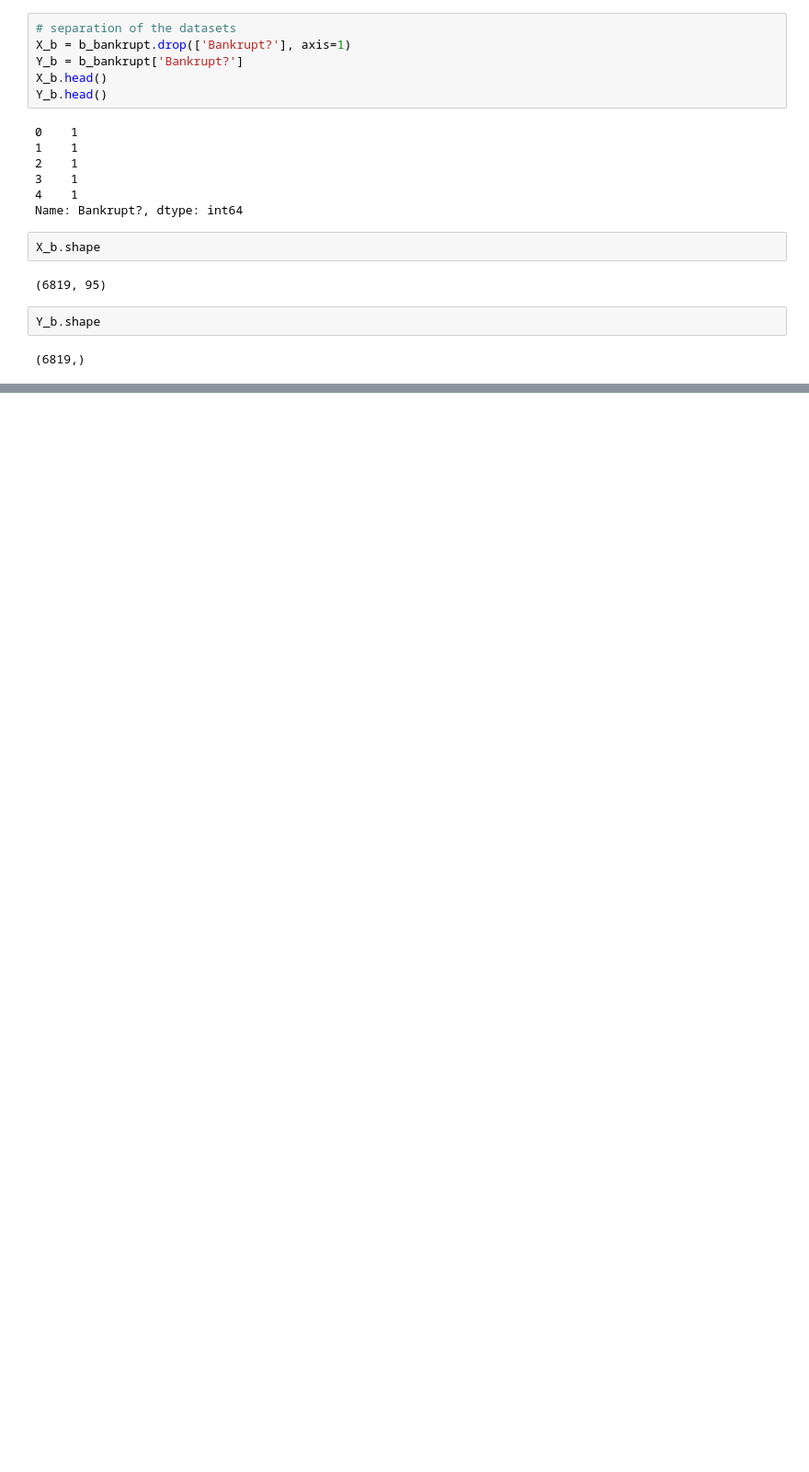
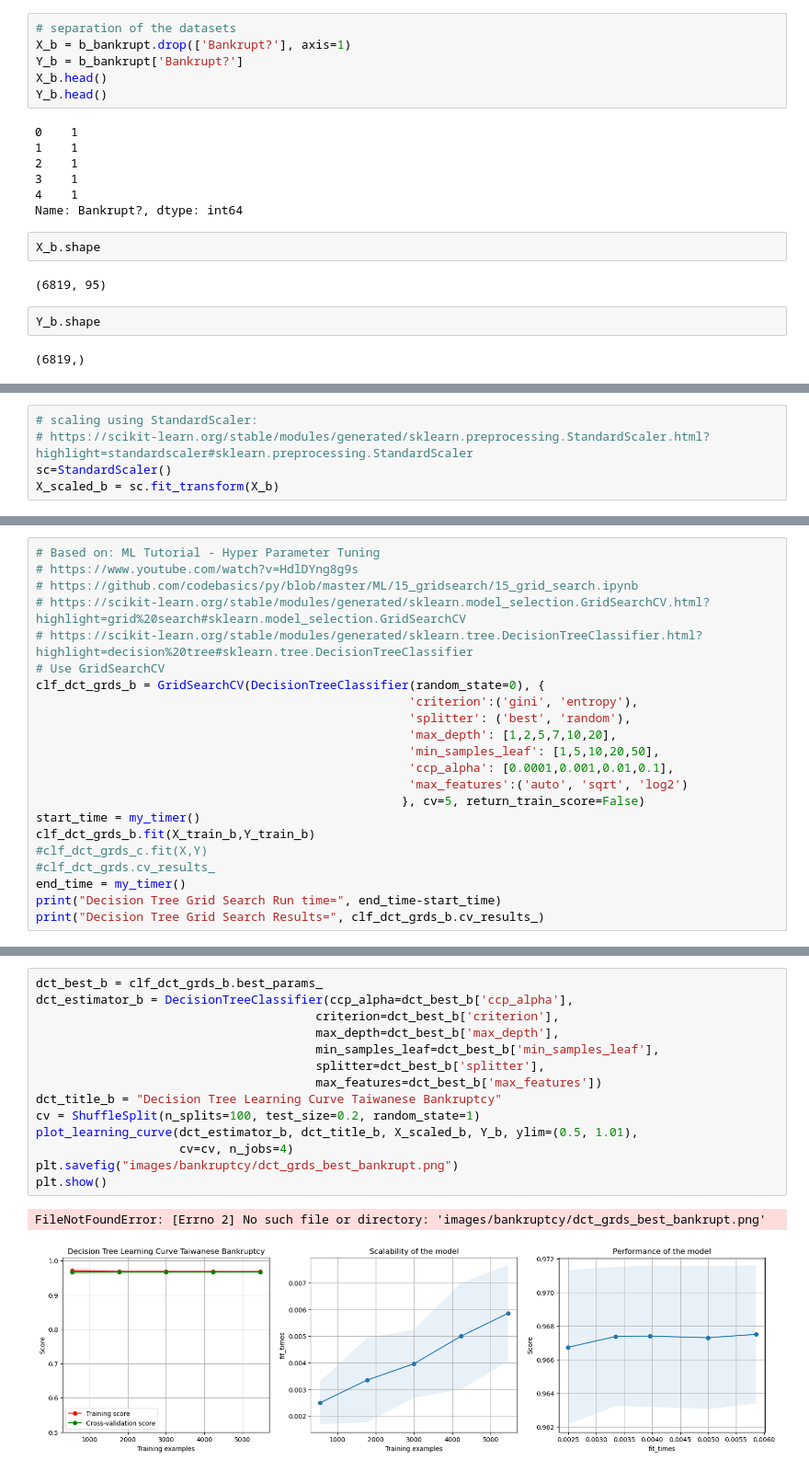
Before and after one commit to ElFeo/SupervisedLearningSurvey, a Jupyter notebook: SupervisedLearning_Bankrupt.ipynb, the cells around one changed output, grey strips where cells are left out. Shown at 92% size. Saved outputs shown, nothing was run; the diff lists cells and outputs as text; blank space fills up the shorter version.

Commit message:
decision tree processing 11/08/23

```diff
--- a/SupervisedLearning_Bankrupt.ipynb
+++ b/SupervisedLearning_Bankrupt.ipynb
@@ -299,0 +349,5 @@ Y_b.shape
+# %%
+# scaling using StandardScaler:
+# https://scikit-learn.org/stable/modules/generated/sklearn.preprocessing.StandardScaler.html?highlight=standardscaler#sklearn.preprocessing.StandardScaler
+sc=StandardScaler()
+X_scaled_b = sc.fit_transform(X_b)
@@ -299,0 +392,22 @@ Y_b.shape
+# %%
+# Based on: ML Tutorial - Hyper Parameter Tuning
+# https://www.youtube.com/watch?v=HdlDYng8g9s
+# https://github.com/codebasics/py/blob/master/ML/15_gridsearch/15_grid_search.ipynb
+# https://scikit-learn.org/stable/modules/generated/sklearn.model_selection.GridSearchCV.html?highlight=grid%20search#sklearn.model_selection.GridSearchCV
+# https://scikit-learn.org/stable/modules/generated/sklearn.tree.DecisionTreeClassifier.html?highlight=decision%20tree#sklearn.tree.DecisionTreeClassifier
+# Use GridSearchCV
+clf_dct_grds_b = GridSearchCV(DecisionTreeClassifier(random_state=0), {
+                                                    'criterion':('gini', 'entropy'),
+                                                    'splitter': ('best', 'random'),
+                                                    'max_depth': [1,2,5,7,10,20],
+                                                    'min_samples_leaf': [1,5,10,20,50],
+                                                    'ccp_alpha': [0.0001,0.001,0.01,0.1],
+                                                    'max_features':('auto', 'sqrt', 'log2')
+                                                   }, cv=5, return_train_score=False)
+start_time = my_timer()
+clf_dct_grds_b.fit(X_train_b,Y_train_b)
+#clf_dct_grds_c.fit(X,Y)
+#clf_dct_grds.cv_results_
+end_time = my_timer()
+print("Decision Tree Grid Search Run time=", end_time-start_time)
+print("Decision Tree Grid Search Results=", clf_dct_grds_b.cv_results_)
@@ -299,0 +464,17 @@ Y_b.shape
+# %%
+dct_best_b = clf_dct_grds_b.best_params_
+dct_estimator_b = DecisionTreeClassifier(ccp_alpha=dct_best_b['ccp_alpha'],
+                                       criterion=dct_best_b['criterion'],
+                                       max_depth=dct_best_b['max_depth'],
+                                       min_samples_leaf=dct_best_b['min_samples_leaf'],
+                                       splitter=dct_best_b['splitter'],
+                                       max_features=dct_best_b['max_features'])
+dct_title_b = "Decision Tree Learning Curve Taiwanese Bankruptcy"
+cv = ShuffleSplit(n_splits=100, test_size=0.2, random_state=1)
+plot_learning_curve(dct_estimator_b, dct_title_b, X_scaled_b, Y_b, ylim=(0.5, 1.01),
+                    cv=cv, n_jobs=4)
+plt.savefig("images/bankruptcy/dct_grds_best_bankrupt.png")
+plt.show()
+# %% [output]
+FileNotFoundError: [Errno 2] No such file or directory: 'images/bankruptcy/dct_grds_best_bankrupt.png'
+[figure, added]
```
Also changed, not shown: parts of 12 cells of this notebook, 1 other file.
